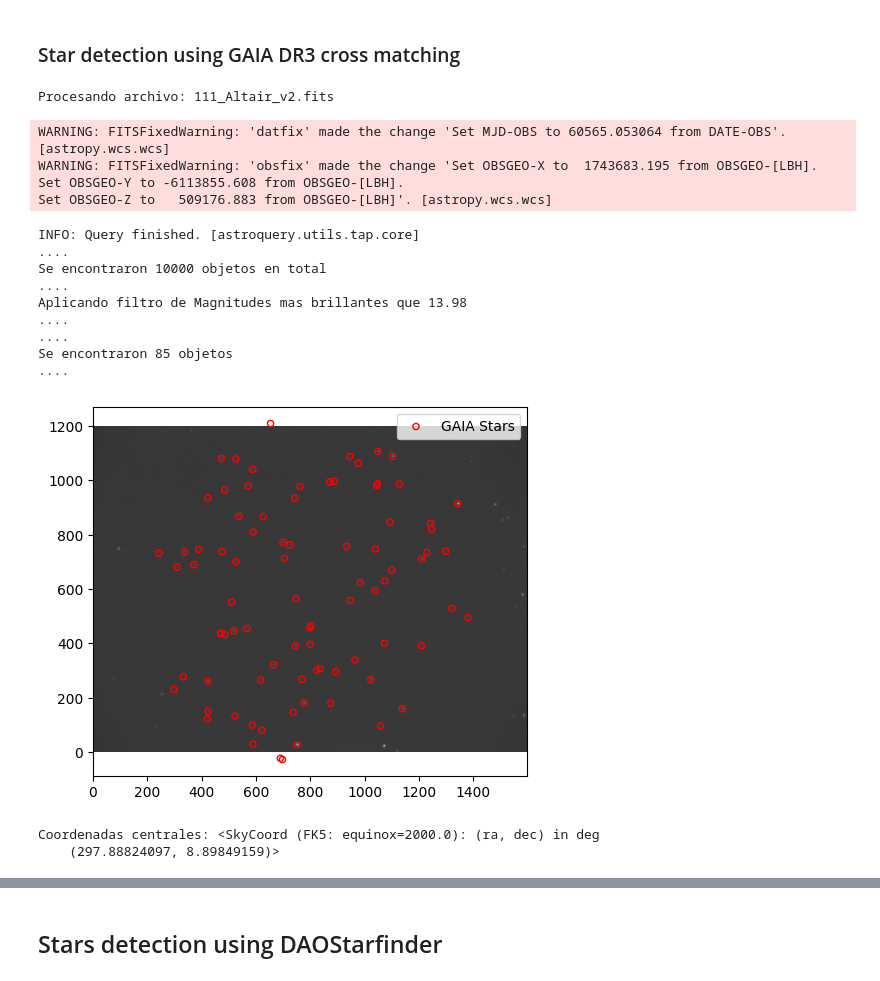
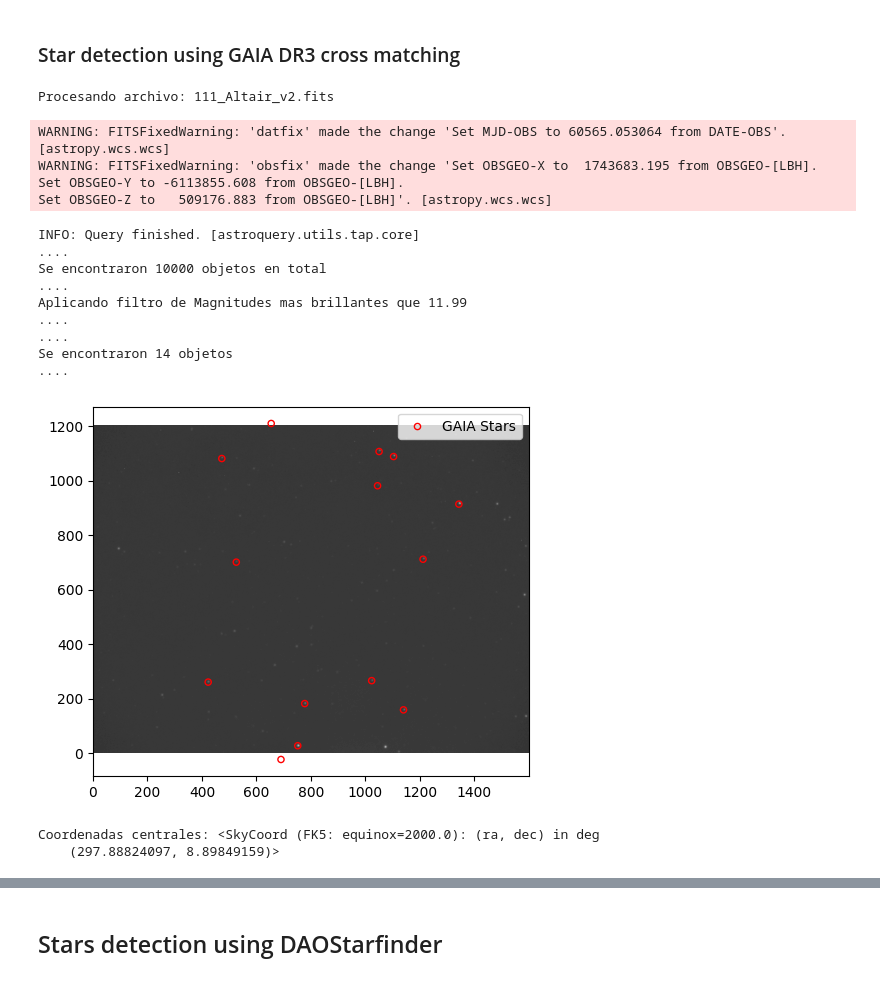
Before and after one commit to juagudeloo/Seeing-OAN, a Jupyter notebook: Eduardo_field_stars_diameter.ipynb, the cells around one changed output, grey strips where cells are left out. Cells and saved outputs as stored; diff of their text form; code cells hidden in the pictures.

```diff
--- a/Eduardo_field_stars_diameter.ipynb
+++ b/Eduardo_field_stars_diameter.ipynb
@@ -38,7 +38,7 @@ height = u.Quantity(pixel_height, u.deg)
 
 # Realizar la consulta al catálogo GAIA
 Gaia.ROW_LIMIT = 10000
-j = Gaia.query_object_async(coordinate=center_coord, width=width, height=height)
+j = Gaia.query_object_async(coordinate=center_coord, width=width, height=height);
 
 # Convertir a pandas para trabajar con los datos de manera más cómoda
 results_GAIA = j.to_pandas()
@@ -46,46 +46,44 @@ print("....")
 print(f"Se encontraron {len (results_GAIA)} objetos en total")
 print("....")
 # Aplicar un filtro para la cantidad de objetos obtenidos
-filtered_stars = results_GAIA[results_GAIA["phot_g_mean_mag"] < 14]
-print(
-    f"Aplicando filtro de Magnitudes mas brillantes que {np.max(filtered_stars['phot_g_mean_mag']):.2f}"
-)
+filtered_stars = results_GAIA[results_GAIA["phot_g_mean_mag"] < 12]
+print(f"Aplicando filtro de Magnitudes mas brillantes que {np.max(filtered_stars['phot_g_mean_mag']):.2f}")
 print("....")
 print("....")
 print(f"Se encontraron {len (filtered_stars)} objetos")
 print("....")
 
 # Obtener las coordenadas de RA y Dec
 ra = filtered_stars["ra"]
 dec = filtered_stars["dec"]
 
 # Convertir las coordenadas de GAIA a píxeles en la imagen
 gaia_coords = SkyCoord(ra=ra.values, dec=dec.values, unit=(u.deg, u.deg))
-x, y = wcs.world_to_pixel(gaia_coords)
+x_star, y_star = wcs.world_to_pixel(gaia_coords)
 
 # Mostrar la imagen FITS con los puntos encontrados
 norm = simple_norm(image_data, "sqrt")
 
 plt.imshow(image_data, cmap="gray", norm=norm, origin="lower")  # Usar PowerNorm para el escalado logarítmico
-plt.scatter(x, y, s=20, edgecolor="red", facecolor="none", label="GAIA Stars")  # Ajustar el tamaño y color de los puntos
+plt.scatter(x_star, y_star, s=20, edgecolor="red", facecolor="none", label="GAIA Stars")  # Ajustar el tamaño y color de los puntos
 plt.legend()
 plt.show()
 print(f"Coordenadas centrales: {center_coord}")
 # %% [output]
 Procesando archivo: 111_Altair_v2.fits
 WARNING: FITSFixedWarning: 'datfix' made the change 'Set MJD-OBS to 60565.053064 from DATE-OBS'. [astropy.wcs.wcs]
 WARNING: FITSFixedWarning: 'obsfix' made the change 'Set OBSGEO-X to  1743683.195 from OBSGEO-[LBH].
 Set OBSGEO-Y to -6113855.608 from OBSGEO-[LBH].
 Set OBSGEO-Z to   509176.883 from OBSGEO-[LBH]'. [astropy.wcs.wcs]
 INFO: Query finished. [astroquery.utils.tap.core]
 ....
 Se encontraron 10000 objetos en total
 ....
-Aplicando filtro de Magnitudes mas brillantes que 13.98
+Aplicando filtro de Magnitudes mas brillantes que 11.99
 ....
 ....
-Se encontraron 85 objetos
+Se encontraron 14 objetos
 ....
-[figure, old version]
+[figure, new version]
 Coordenadas centrales: <SkyCoord (FK5: equinox=2000.0): (ra, dec) in deg
     (297.88824097, 8.89849159)>
```
Also changed, not shown: parts of 9 cells of this notebook.
